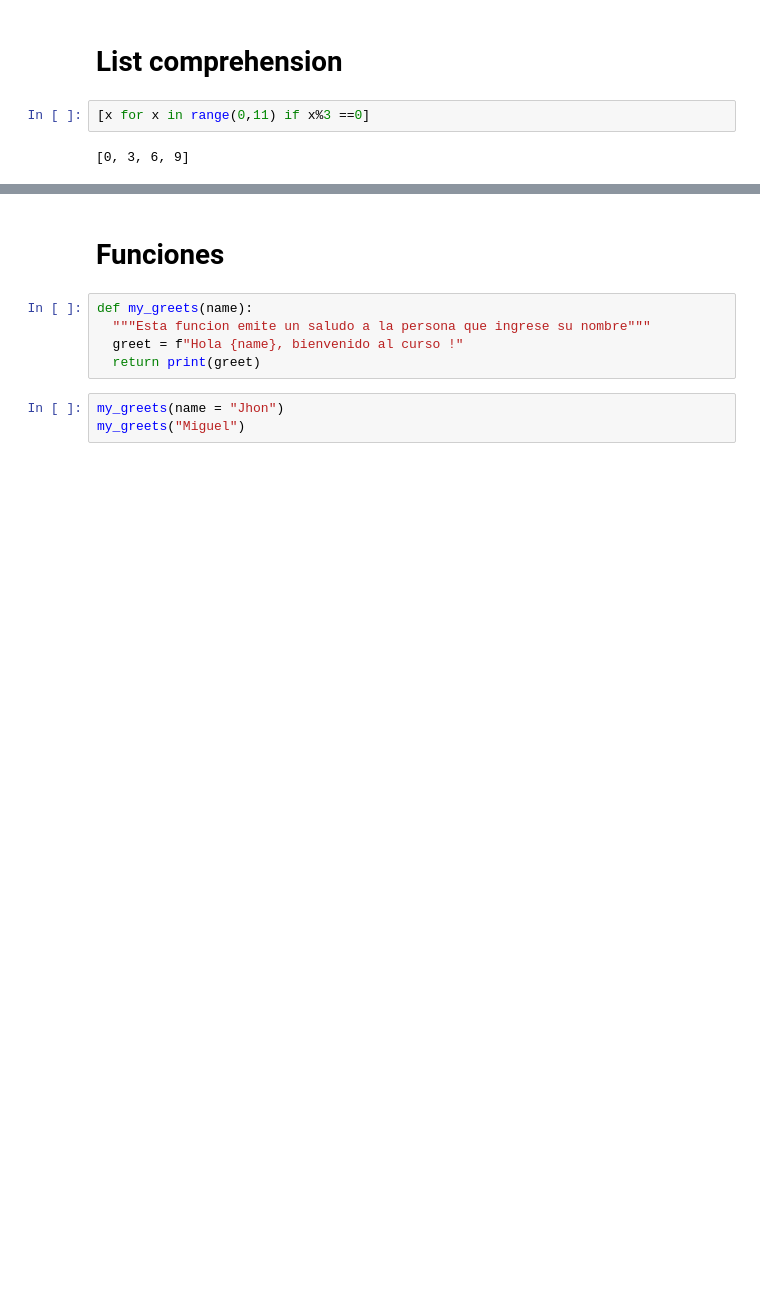
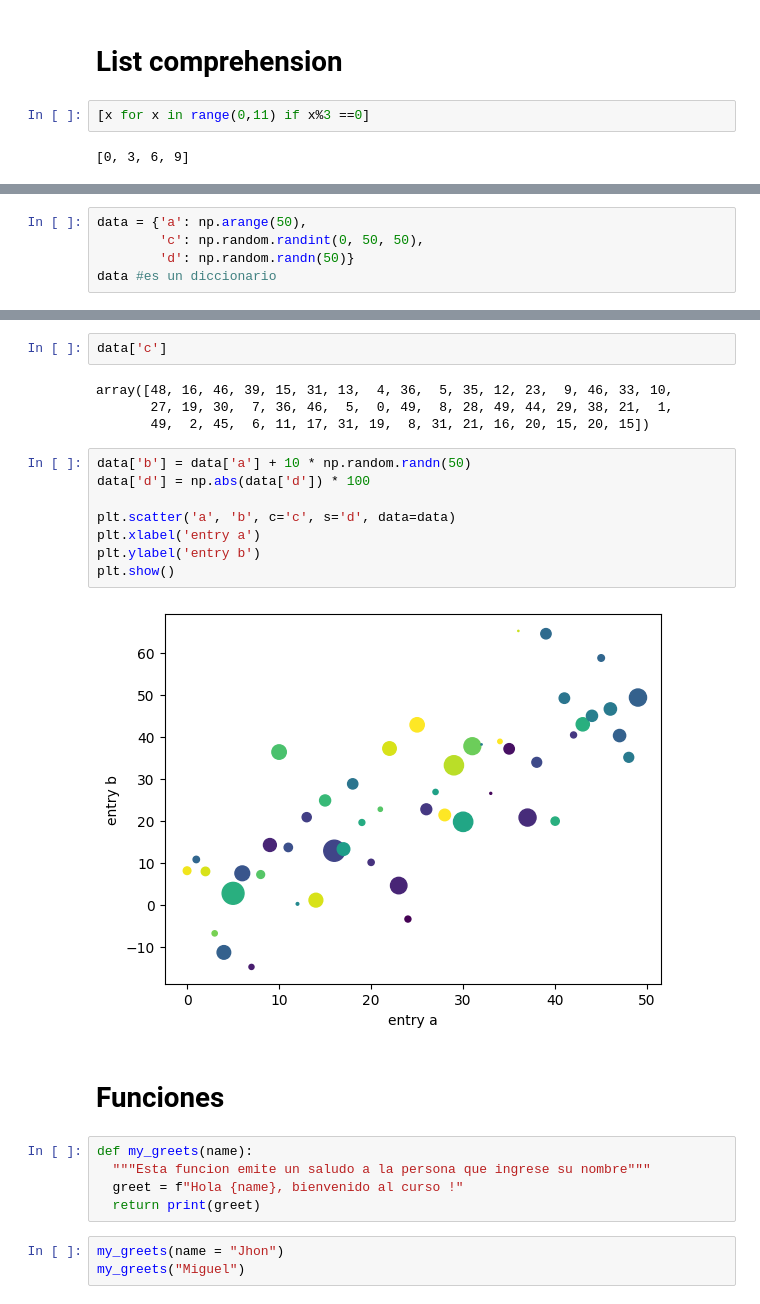
Before and after one commit to user1855/DMC_courses, a Jupyter notebook: MLDL/C3/ClassCode.ipynb, the cells around one changed output, grey strips where cells are left out. Drawn from its saved outputs; the diff is of its cells as text; blank space fills up the shorter version.

```diff
--- a/MLDL/C3/ClassCode.ipynb
+++ b/MLDL/C3/ClassCode.ipynb
@@ -216,0 +219,5 @@ plt.plot(np.arange (1,14,0.01),a2)
+# %%
+data = {'a': np.arange(50),
+        'c': np.random.randint(0, 50, 50),
+        'd': np.random.randn(50)}
+data #es un diccionario
@@ -217,3 +241,19 @@ plt.plot(np.arange (1,14,0.01),a2)
+# %%
+data['c']
+# %% [output]
+array([48, 16, 46, 39, 15, 31, 13,  4, 36,  5, 35, 12, 23,  9, 46, 33, 10,
+       27, 19, 30,  7, 36, 46,  5,  0, 49,  8, 28, 49, 44, 29, 38, 21,  1,
+       49,  2, 45,  6, 11, 17, 31, 19,  8, 31, 21, 16, 20, 15, 20, 15])
+# %%
+data['b'] = data['a'] + 10 * np.random.randn(50)
+data['d'] = np.abs(data['d']) * 100
+
+plt.scatter('a', 'b', c='c', s='d', data=data)
+plt.xlabel('entry a')
+plt.ylabel('entry b')
+plt.show()
+# %% [output]
+[figure, added]
 # %% [markdown]
 # **Funciones**
 # %%
```
Also changed, not shown: parts of 3 cells of this notebook.
